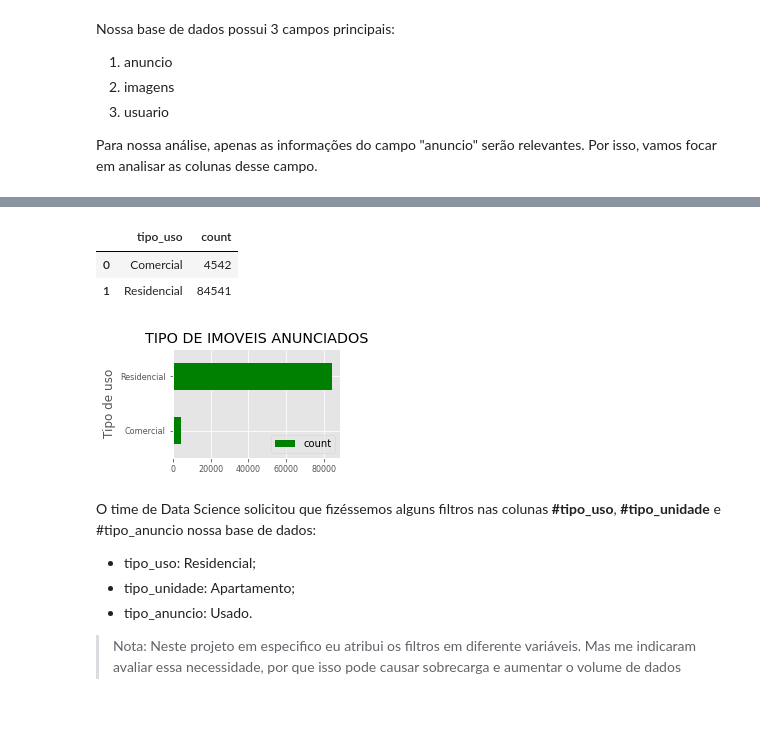
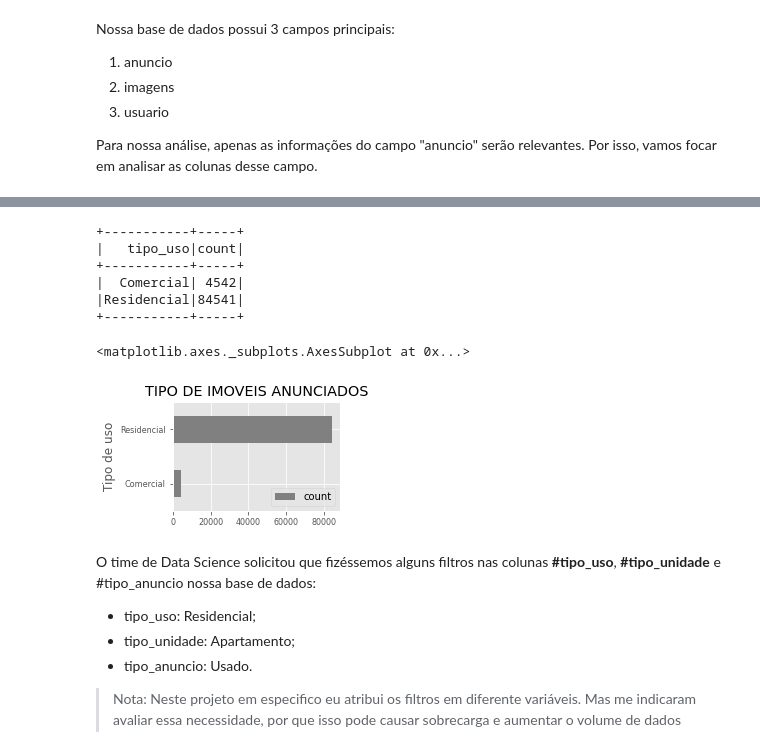
Before and after one commit to Clauciofds/Challenge-Data-Science-, a Jupyter notebook: Challenge_Semana_I_v1_01.ipynb, the cells around one changed output, grey strips where cells are left out. Drawn from its saved outputs; the diff is of its cells as text; code cells hidden in the pictures; blank space fills up the shorter version.

```diff
--- a/Challenge_Semana_I_v1_01.ipynb
+++ b/Challenge_Semana_I_v1_01.ipynb
@@ -123,38 +133,37 @@ anuncio.show(3)
 only showing top 3 rows
 # %%
 #Usando o select para quantificar os tipo de anuncio no DF.
-
 anuncio_graf01 = anuncio\
-      .select('tipo_uso')\
-      .orderBy('tipo_uso')\
       .groupBy('tipo_uso')\
       .count()
 
+anuncio_graf01.show()
+
 #para apresentação gráfica o DF foi convertido para Pandas
-
 import matplotlib.pyplot as plt
 import matplotlib
 
 anuncio_graf01 = anuncio_graf01.toPandas()
 
 plt.rcParams['figure.figsize'] = (3,2)
 matplotlib.style.use('ggplot')
 
 anuncio_graf01.plot.barh(
     x = 'tipo_uso',
     xlabel='Tipo de uso',
-    color='green',
+    color='gray',
     fontsize=8,
     title='TIPO DE IMOVEIS ANUNCIADOS'
 )
-
-
-anuncio_graf01
 # %% [output]
-|  | tipo_uso | count |
-| 0 | Comercial | 4542 |
-| 1 | Residencial | 84541 |
++-----------+-----+
+|   tipo_uso|count|
++-----------+-----+
+|  Comercial| 4542|
+|Residencial|84541|
++-----------+-----+
+<matplotlib.axes._subplots.AxesSubplot at 0x...>
-[figure, old version]
+[figure, new version]
 # %% [markdown]
 O time de Data Science solicitou que fizéssemos alguns filtros nas colunas **#tipo_uso**, **#tipo_unidade** e #tipo_anuncio nossa base de dados:
 
```
Also changed, not shown: parts of 28 cells of this notebook.
